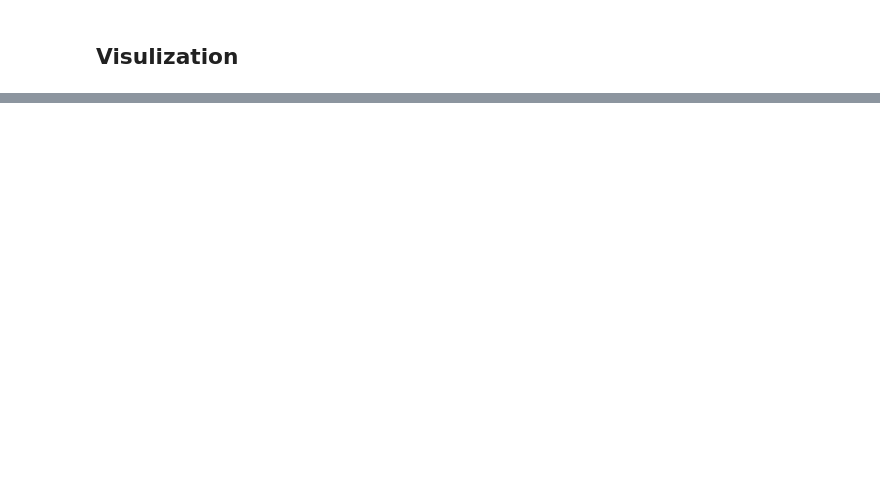
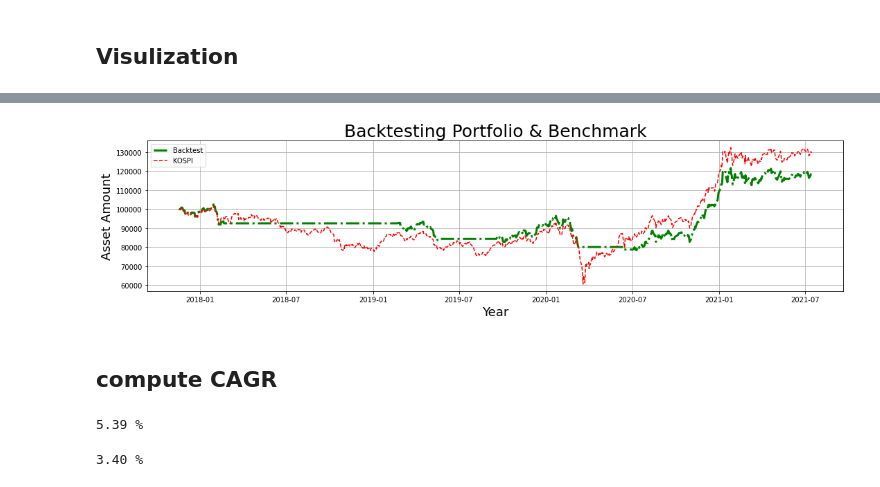
Before and after one commit to HoYoungChun/financial_data_analysis, a Jupyter notebook: 추세투자법.ipynb, the cells around one changed output, grey strips where cells are left out. Drawn from its saved outputs; the diff is of its cells as text; code cells hidden in the pictures; blank space fills up the shorter version.

```diff
--- a/추세투자법.ipynb
+++ b/추세투자법.ipynb
@@ -103,0 +155,9 @@ plt.show()
+# %%
+back_test = {
+    'date':kodex_200.date,
+    'backtest':result,
+    'kospi':kodex_200.close/kodex_200.iloc[0].close * 100000
+}
+# %%
+back_test = pd.DataFrame(back_test)
+back_test
@@ -103,0 +202,33 @@ plt.show()
+# %%
+plt.figure(figsize=(18,4))
+plt.plot(back_test.date,
+         back_test.backtest,
+         label='Backtest',
+         color='green',
+         linestyle='dashdot',
+         linewidth=3
+         )
+plt.plot(back_test.date, back_test.kospi, label='KOSPI', color='red', linestyle='dashed')
+
+plt.title('Backtesting Portfolio & Benchmark', fontsize=25)
+plt.xlabel('Year',fontsize=18)
+plt.ylabel('Asset Amount',fontsize=18)
+plt.grid()
+plt.legend(loc='best')
+plt.show()
+# %% [output]
+[figure, added]
+# %% [markdown]
+## compute CAGR
+# %%
+start, end = kodex_200.iloc[0].close, kodex_200.iloc[-1].close
+cagr = ((end/start)**(1/len(set(kodex_200.date.dt.year))) - 1) * 100
+print("%.2f" % cagr, "%")
+# %% [output]
+5.39 %
+# %%
+start, end = result[0], result[-1]
+cagr = ((end/start)**(1/len(set(kodex_200.date.dt.year))) - 1) * 100
+print("%.2f" % cagr, "%")
+# %% [output]
+3.40 %
```
Also changed, not shown: parts of 12 cells of this notebook.
